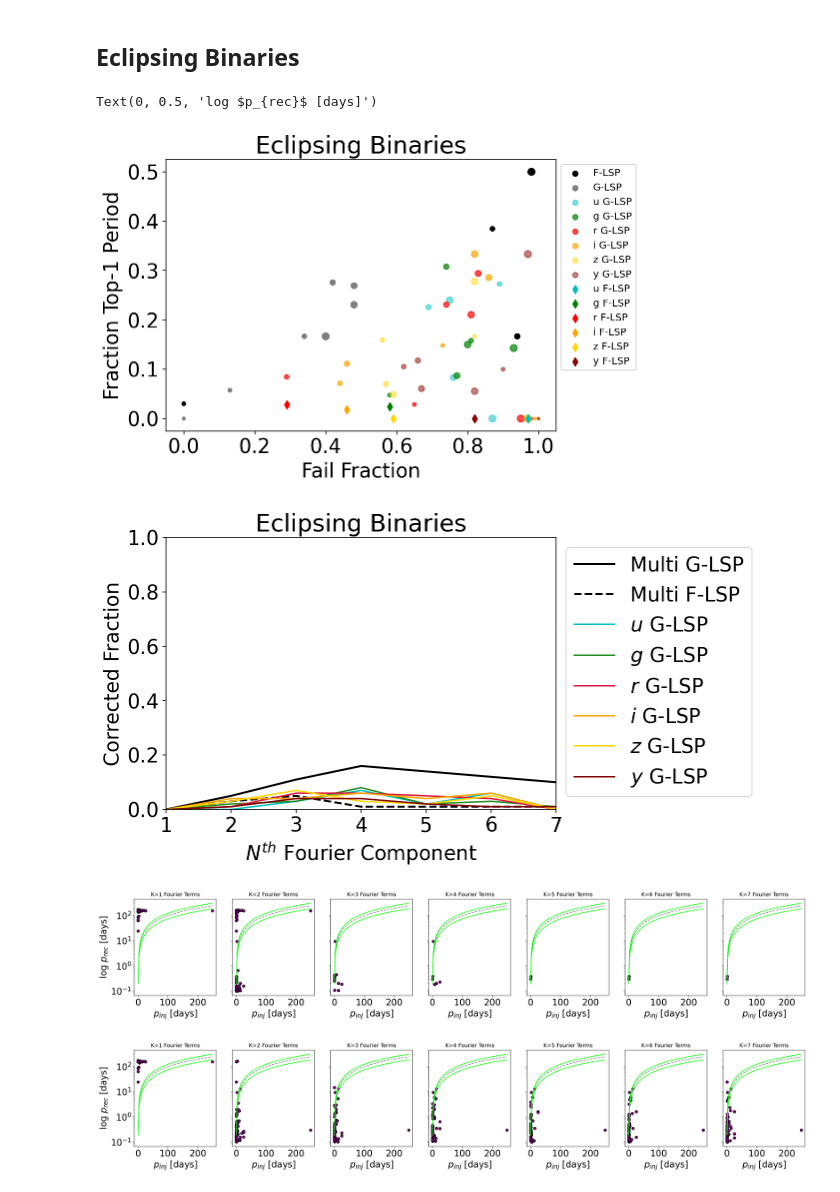
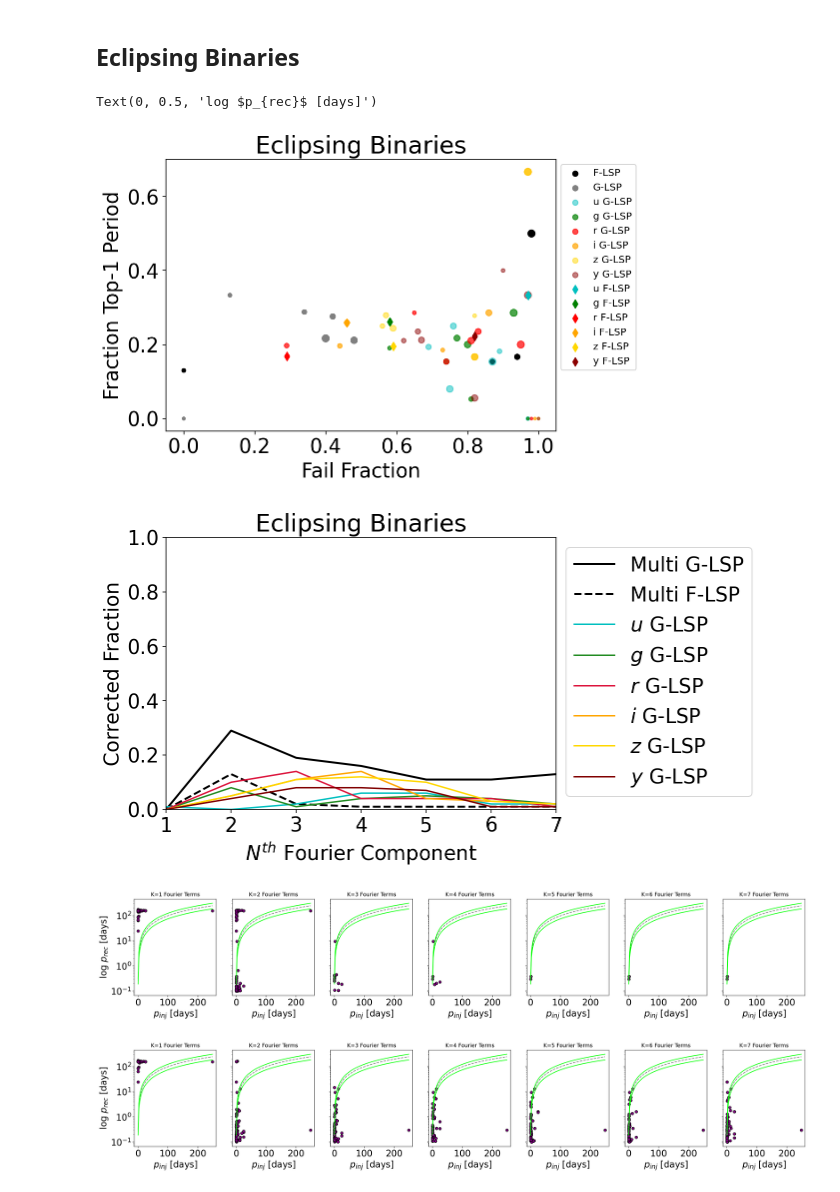
Before and after one commit to AndyTza/periodos, a Jupyter notebook: notebooks/Plasticc Periodic Analysis .ipynb, the cells around one changed output. Drawn from its saved outputs; the diff is of its cells as text; code cells hidden in the pictures.

Commit message:
running tests for light curves

```diff
--- a/notebooks/Plasticc Periodic Analysis .ipynb
+++ b/notebooks/Plasticc Periodic Analysis .ipynb
@@ -29,10 +29,10 @@ rcParams['savefig.dpi'] = 250
 rcParams['font.size'] = 20
 # %%
 # Helper functions
-def comp(pinj, prec, thresh=0.25):
+def comp(pinj, prec, thresh=0.25, pfact=1):
     """Compute completeness"""
     try:
-        ratio = prec/pinj
+        ratio = (pfact*prec)/pinj
 
         # remove nans
         ratio = ratio[~np.isnan(ratio)]
@@ -302,21 +302,21 @@ fz = fail_rate(table1[f's_lsp_f_z'])
 fy = fail_rate(table1[f's_lsp_f_y'])
 
 # Completeness NUNMERS!
-mc1 = [comp(table1['ptrue'],table1[f'multi_lsp_f{i}'], thresh=0.25) for i in range(1,8)]
-mc2 = [comp(table1['ptrue'],table1[f'multi_lsp_g{i}'], thresh=0.25) for i in range(1,8)]
-smcu = [comp(table1['ptrue'], table1[f's_lsp_g{i}_u'], thresh=0.25) for i in range(1,8)]
-smcg = [comp(table1['ptrue'], table1[f's_lsp_g{i}_g'], thresh=0.25) for i in range(1,8)]
-smcr = [comp(table1['ptrue'], table1[f's_lsp_g{i}_r'], thresh=0.25) for i in range(1,8)]
-smci = [comp(table1['ptrue'], table1[f's_lsp_g{i}_i'], thresh=0.25) for i in range(1,8)]
-smcz = [comp(table1['ptrue'], table1[f's_lsp_g{i}_z'], thresh=0.25) for i in range(1,8)]
-smcy = [comp(table1['ptrue'], table1[f's_lsp_g{i}_y'], thresh=0.25) for i in range(1,8)]
+mc1 = [comp(table1['ptrue'],table1[f'multi_lsp_f{i}'], thresh=0.25, pfact=2) for i in range(1,8)]
+mc2 = [comp(table1['ptrue'],table1[f'multi_lsp_g{i}'], thresh=0.25, pfact=2) for i in range(1,8)]
+smcu = [comp(table1['ptrue'], table1[f's_lsp_g{i}_u'], thresh=0.25, pfact=2) for i in range(1,8)]
+smcg = [comp(table1['ptrue'], table1[f's_lsp_g{i}_g'], thresh=0.25, pfact=2) for i in range(1,8)]
+smcr = [comp(table1['ptrue'], table1[f's_lsp_g{i}_r'], thresh=0.25, pfact=2) for i in range(1,8)]
+smci = [comp(table1['ptrue'], table1[f's_lsp_g{i}_i'], thresh=0.25, pfact=2) for i in range(1,8)]
+smcz = [comp(table1['ptrue'], table1[f's_lsp_g{i}_z'], thresh=0.25, pfact=2) for i in range(1,8)]
+smcy = [comp(table1['ptrue'], table1[f's_lsp_g{i}_y'], thresh=0.25, pfact=2) for i in range(1,8)]
 
-sfu = comp(table1['ptrue'], table1[f's_lsp_f_u'], thresh=0.25)
-sfg = comp(table1['ptrue'], table1[f's_lsp_f_g'], thresh=0.25)
-sfr = comp(table1['ptrue'], table1[f's_lsp_f_r'], thresh=0.25)
-sfi = comp(table1['ptrue'], table1[f's_lsp_f_i'], thresh=0.25)
-sfz = comp(table1['ptrue'], table1[f's_lsp_f_z'], thresh=0.25)
-sfy = comp(table1['ptrue'], table1[f's_lsp_f_y'], thresh=0.25)
+sfu = comp(table1['ptrue'], table1[f's_lsp_f_u'], thresh=0.25, pfact=2)
+sfg = comp(table1['ptrue'], table1[f's_lsp_f_g'], thresh=0.25, pfact=2)
+sfr = comp(table1['ptrue'], table1[f's_lsp_f_r'], thresh=0.25, pfact=2)
+sfi = comp(table1['ptrue'], table1[f's_lsp_f_i'], thresh=0.25, pfact=2)
+sfz = comp(table1['ptrue'], table1[f's_lsp_f_z'], thresh=0.25, pfact=2)
+sfy = comp(table1['ptrue'], table1[f's_lsp_f_y'], thresh=0.25, pfact=2)
 
 
 
@@ -344,48 +344,47 @@ plt.legend(bbox_to_anchor=(1,1), fontsize=10)
 plt.title("Eclipsing Binaries")
 
 
-
 #### MULTI BAND ####
-comp_multi_f = np.array([comp(table1['ptrue'], table1[f'multi_lsp_f{i}']) for i in range(1,8)])
+comp_multi_f = np.array([comp(table1['ptrue'], table1[f'multi_lsp_f{i}'], pfact=2) for i in range(1,8)])
 fail_multi_f = np.array([fail_rate(table1[f'multi_lsp_f{i}']) for i in range(1,8)])
 pass_multi_f = np.array([pass_rate(table1[f'multi_lsp_f{i}']) for i in range(1,8)])
 
-comp_multi_g = np.array([comp(table1['ptrue'], table1[f'multi_lsp_g{i}']) for i in range(1,8)])
+comp_multi_g = np.array([comp(table1['ptrue'], table1[f'multi_lsp_g{i}'],pfact=2) for i in range(1,8)])
 fail_multi_g = np.array([fail_rate(table1[f'multi_lsp_g{i}']) for i in range(1,8)])
 pass_multi_g = np.array([pass_rate(table1[f'multi_lsp_g{i}']) for i in range(1,8)])
 
 
 #### SINGLE BAND ####
-comp_su = [comp(table1['ptrue'], table1[f's_lsp_g{i}_u']) for i in range(1,8)]
+comp_su = [comp(table1['ptrue'], table1[f's_lsp_g{i}_u'], pfact=2) for i in range(1,8)]
 fail_su = np.array([fail_rate(table1[f's_lsp_g{i}_u']) for i in range(1,8)])
 pass_su = np.array([pass_rate(table1[f's_lsp_g{i}_u']) for i in range(1,8)])
 
-comp_sg = [comp(table1['ptrue'], table1[f's_lsp_g{i}_g']) for i in range(1,8)]
+comp_sg = [comp(table1['ptrue'], table1[f's_lsp_g{i}_g'], pfact=2) for i in range(1,8)]
 fail_sg = np.array([fail_rate(table1[f's_lsp_g{i}_g']) for i in range(1,8)])
 pass_sg = np.array([pass_rate(table1[f's_lsp_g{i}_g']) for i in range(1,8)])
 
-comp_sr = np.array([comp(table1['ptrue'], table1[f's_lsp_g{i}_r']) for i in range(1,8)])
+comp_sr = np.array([comp(table1['ptrue'], table1[f's_lsp_g{i}_r'], pfact=2) for i in range(1,8)])
 fail_sr = np.array([fail_rate(table1[f's_lsp_g{i}_r']) for i in range(1,8)])
 pass_sr = np.array([pass_rate(table1[f's_lsp_g{i}_r']) for i in range(1,8)])
 
-comp_si = [comp(table1['ptrue'], table1[f's_lsp_g{i}_i']) for i in range(1,8)]
+comp_si = [comp(table1['ptrue'], table1[f's_lsp_g{i}_i'], pfact=2) for i in range(1,8)]
 fail_si = np.array([fail_rate(table1[f's_lsp_g{i}_i']) for i in range(1,8)])
 pass_si = np.array([pass_rate(table1[f's_lsp_g{i}_i']) for i in range(1,8)])
 
-comp_sz = [comp(table1['ptrue'], table1[f's_lsp_g{i}_z']) for i in range(1,8)]
+comp_sz = [comp(table1['ptrue'], table1[f's_lsp_g{i}_z'], pfact=2) for i in range(1,8)]
 fail_sz = np.array([fail_rate(table1[f's_lsp_g{i}_z']) for i in range(1,8)])
 pass_sz = np.array([pass_rate(table1[f's_lsp_g{i}_z']) for i in range(1,8)])
 
-comp_sy = np.array([comp(table1['ptrue'], table1[f's_lsp_g{i}_y']) for i in range(1,8)])
+comp_sy = np.array([comp(table1['ptrue'], table1[f's_lsp_g{i}_y'], pfact=2) for i in range(1,8)])
 fail_sy = np.array([fail_rate(table1[f's_lsp_g{i}_y']) for i in range(1,8)])
 pass_sy = np.array([pass_rate(table1[f's_lsp_g{i}_y']) for i in range(1,8)])
 
 #### SINGLE FAST #####
-comp_Fu = comp(table1['ptrue'], table1[f's_lsp_f_u'])
+comp_Fu = comp(table1['ptrue'], table1[f's_lsp_f_u'], pfact=2)
 fail_Fu = fail_rate(table1[f's_lsp_f_u'])
 pass_Fu = pass_rate(table1[f's_lsp_f_u'])
 
-comp_Fg = comp(table1['ptrue'], table1[f's_lsp_f_g'])
+comp_Fg = comp(table1['ptrue'], table1[f's_lsp_f_g'], pfact=2)
 fail_Fg = fail_rate(table1[f's_lsp_f_g'])
 pass_Fg = pass_rate(table1[f's_lsp_f_g'])
 
@@ -431,8 +430,6 @@ for jj in range(7):
     ax[jj].set_title(f"K={j} Fourier Terms", fontsize=12)
     j += 1
 ax[0].set_ylabel("log $p_{rec}$ [days]")
-
-
 
 
 fig, ax = plt.subplots(nrows=1, ncols=7, figsize=(27,4), sharey=True)
@@ -464,35 +461,35 @@ for l in range(6):
         ax[l,jj].plot(xf, line(xf, 1, 0), color='gray', ls='--')
         ax[l,jj].plot(xf, line(xf, 1, 0) + 0.25*line(xf, 1, 0), color='lime')
         ax[l,jj].plot(xf, line(xf, 1, 0) - 0.25*line(xf, 1, 0), color='lime')
         ax[l,jj].set_yscale('log')
 
         ax[l,jj].set_xlabel("$p_{inj}$ [days]")
 
         j += 1
     ax[l,0].set_ylabel("log $p_{rec}$ [days]")
 
 for i in range(0, 7):
     ax[0,i].set_title(f"K={i+1} Fourier Terms", fontsize=12)
 
 
 fig, ax = plt.subplots(nrows=1, ncols=6, figsize=(27,4), sharey=True)
 
 j = 1
 for jj in range(6):
     ax[jj].scatter(table1['ptrue'], table1[f's_lsp_f_{ll[jj]}'], marker="o",
               color=llc[jj], edgecolor='k')
     ax[jj].plot(xf, line(xf, 1, 0), color='gray', ls='--')
     ax[jj].plot(xf, line(xf, 1, 0) + 0.25*line(xf, 1, 0), color='lime')
     ax[jj].plot(xf, line(xf, 1, 0) - 0.25*line(xf, 1, 0), color='lime')
     ax[jj].set_yscale('log')
 
     ax[jj].set_xlabel("$p_{inj}$ [days]")
     j += 1
 ax[0].set_ylabel("log $p_{rec}$ [days]")
 # %% [output]
 Text(0, 0.5, 'log $p_{rec}$ [days]')
-[figure, old version]
+[figure, new version]
-[figure, old version]
+[figure, new version]
 [figure]
 [figure]
 [figure]
```
Also changed, not shown: 2 other files.
